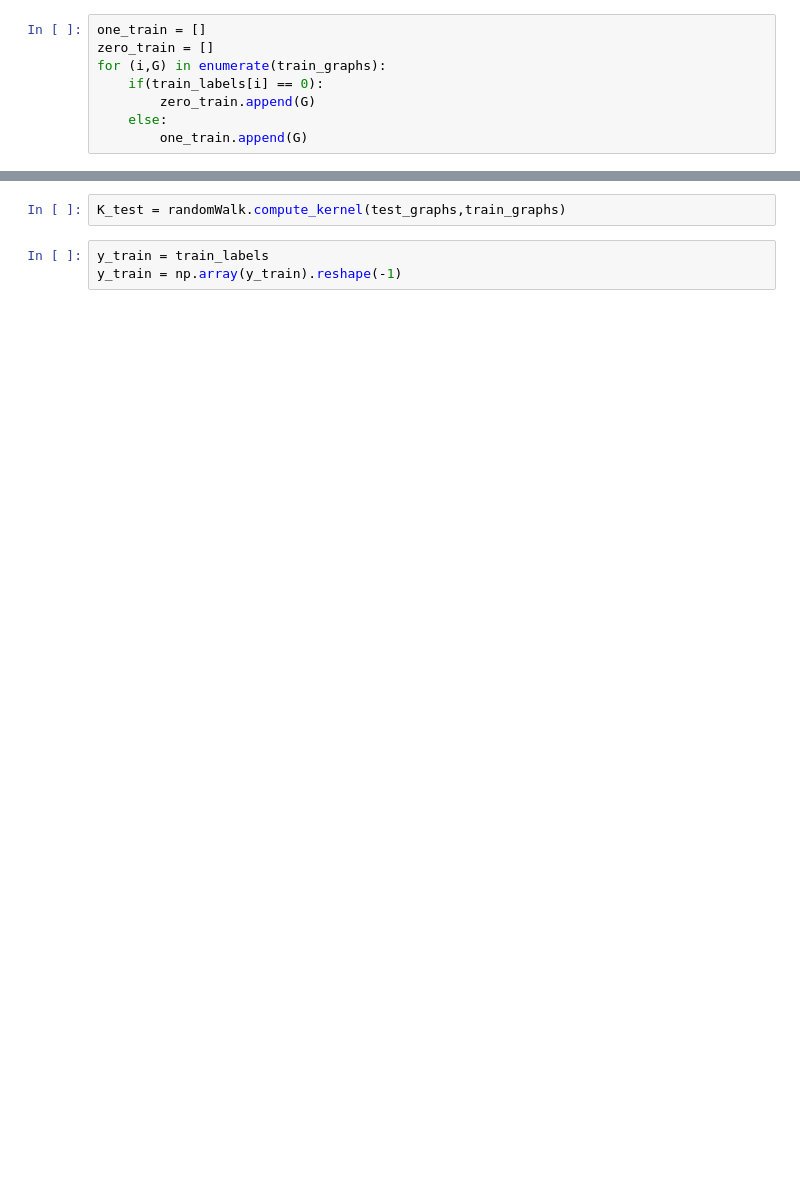
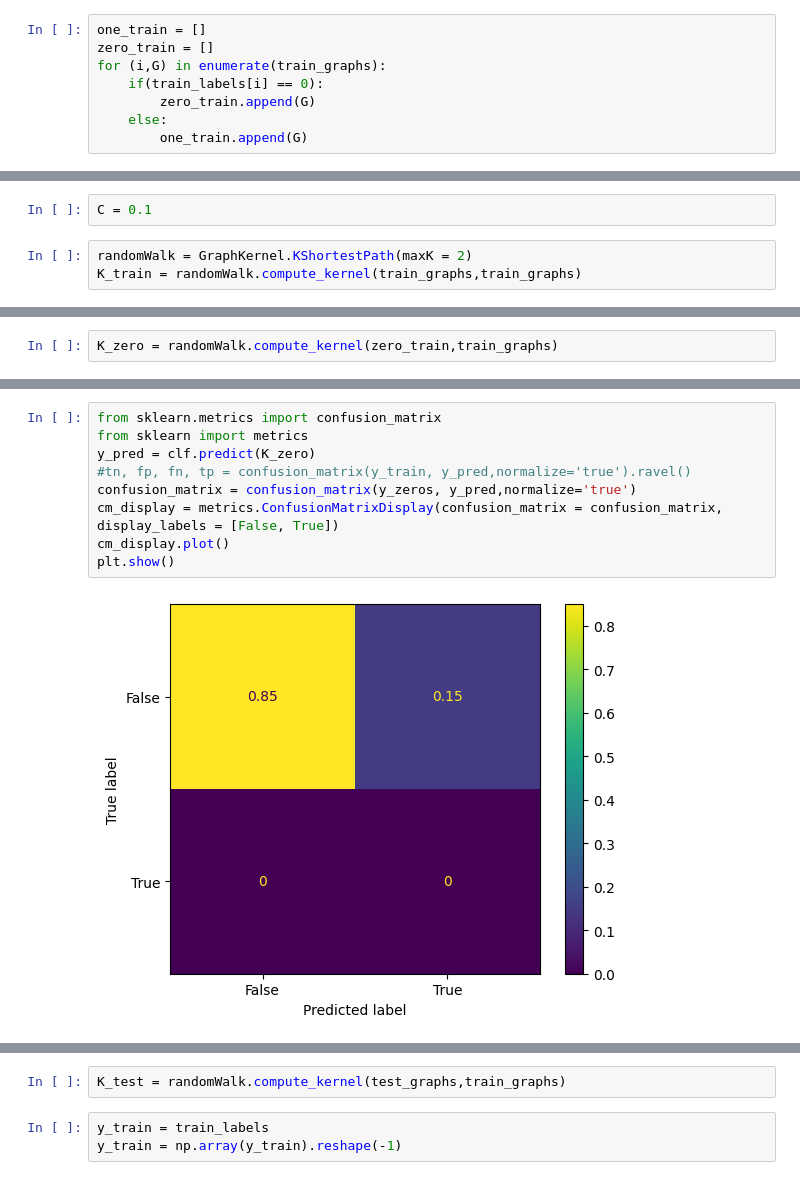
Before and after one commit to AliHaidar97/MVA-Kernel-Challenge, a Jupyter notebook: main.ipynb, the cells around one changed output, grey strips where cells are left out. Cells and saved outputs as stored; diff of their text form; blank space fills up the shorter version.

```diff
--- a/main.ipynb
+++ b/main.ipynb
@@ -44,0 +54,5 @@ for G in test_graphs:
+# %%
+C = 0.1
+# %%
+randomWalk = GraphKernel.KShortestPath(maxK = 2)
+K_train = randomWalk.compute_kernel(train_graphs,train_graphs)
@@ -44,0 +81,2 @@ for G in test_graphs:
+# %%
+K_zero = randomWalk.compute_kernel(zero_train,train_graphs)
@@ -44,0 +116,11 @@ for G in test_graphs:
+# %%
+from sklearn.metrics import confusion_matrix
+from sklearn import metrics
+y_pred = clf.predict(K_zero)
+#tn, fp, fn, tp = confusion_matrix(y_train, y_pred,normalize='true').ravel()
+confusion_matrix = confusion_matrix(y_zeros, y_pred,normalize='true')
+cm_display = metrics.ConfusionMatrixDisplay(confusion_matrix = confusion_matrix, display_labels = [False, True])
+cm_display.plot()
+plt.show()
+# %% [output]
+[figure, added]
```
Also changed, not shown: parts of 22 cells of this notebook, 7 other files.
